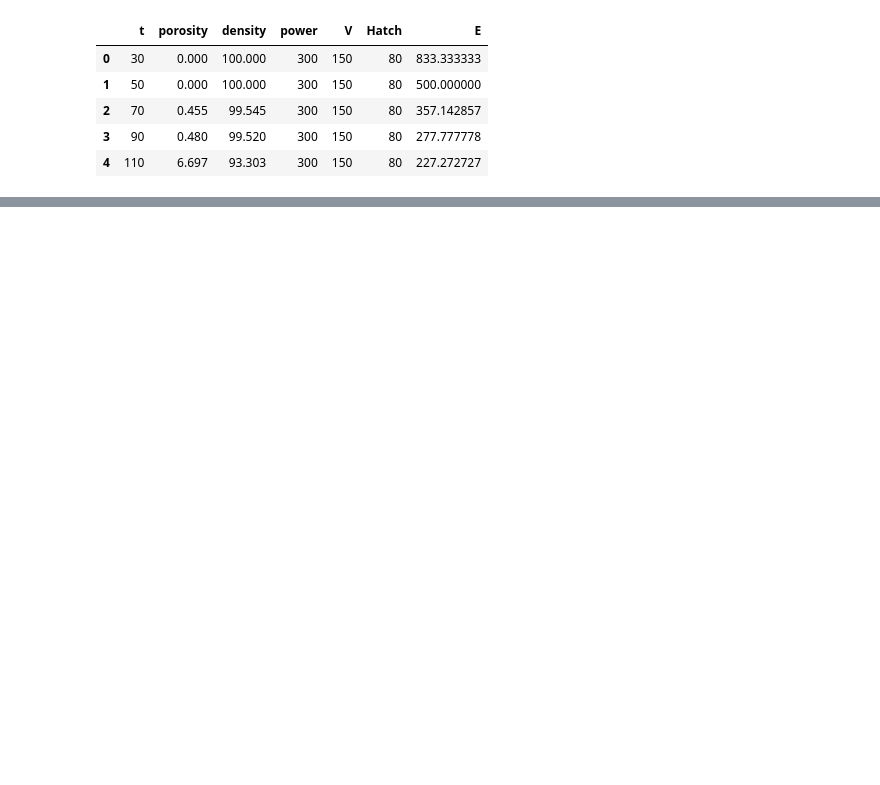
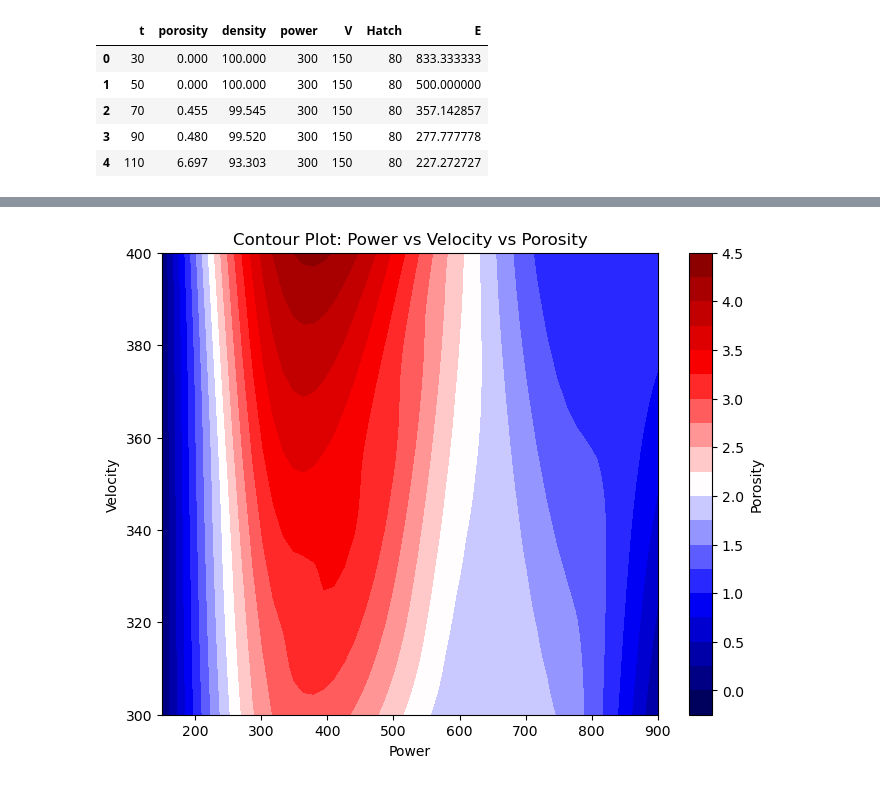
Before and after one commit to kenieveges/Korobov_YouTube, a Jupyter notebook: AlSi10Mg - Analysis/main_AlSi10Mg.ipynb, the cells around one changed output, grey strips where cells are left out. Drawn from its saved outputs; the diff is of its cells as text; code cells hidden in the pictures; blank space fills up the shorter version.

```diff
--- a/AlSi10Mg - Analysis/main_AlSi10Mg.ipynb
+++ b/AlSi10Mg - Analysis/main_AlSi10Mg.ipynb
@@ -177,0 +217,15 @@ df.
+# %%
+# Create the contour plot
+plt.figure(figsize=(8, 6))
+
+# Create the contour plot for the XY projection
+contour = plt.contourf(interp_x, interp_y, interp_z, cmap='seismic', levels=20)
+plt.colorbar(contour, label='Porosity')
+
+plt.title('Contour Plot: Power vs Velocity vs Porosity')
+plt.xlabel('Power')
+plt.ylabel('Velocity')
+
+plt.show()
+# %% [output]
+[figure, added]
```
Also changed, not shown: parts of 15 cells of this notebook, 50 other files.
